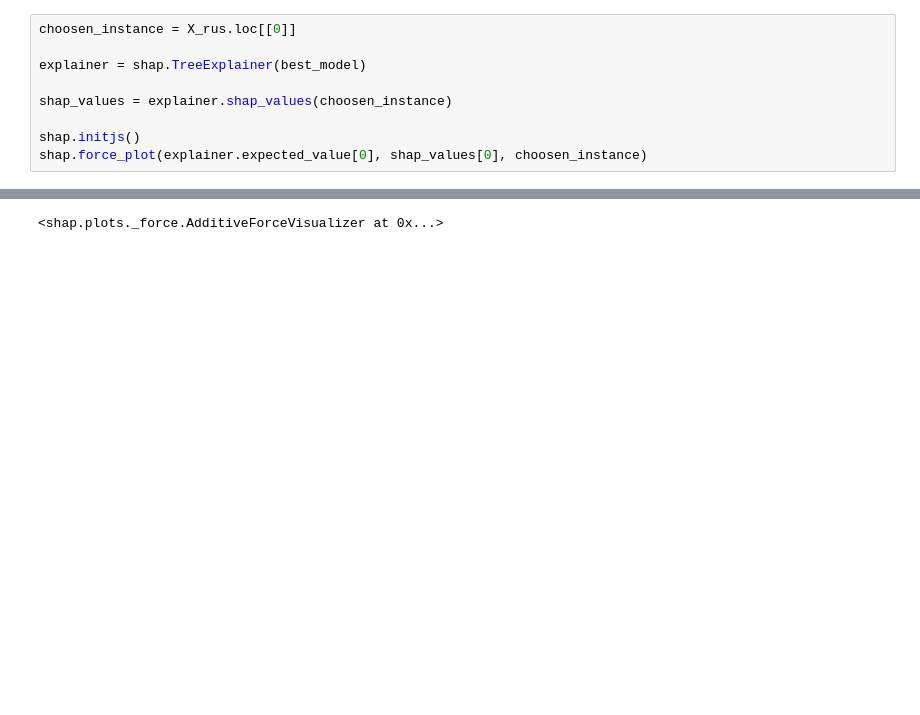
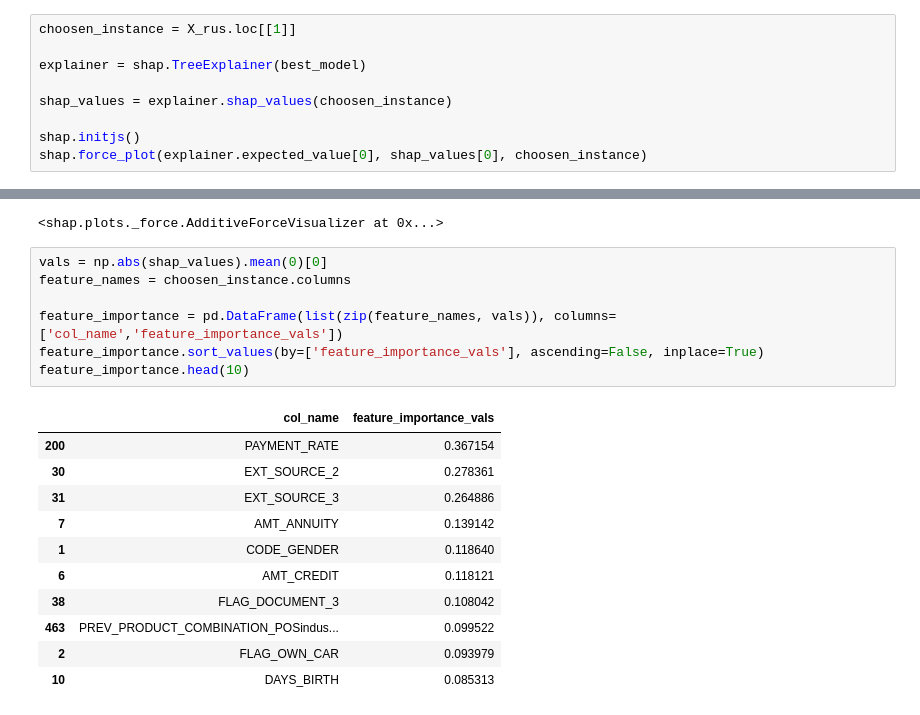
Before and after one commit to klisangn/OC-P7, a Jupyter notebook: notebooks/notebook_modelisation.ipynb, the cells around one changed output, grey strips where cells are left out. Saved outputs shown, nothing was run; the diff lists cells and outputs as text; blank space fills up the shorter version.

Commit message:
update feature importance

```diff
--- a/notebooks/notebook_modelisation.ipynb
+++ b/notebooks/notebook_modelisation.ipynb
@@ -1519,7 +1516,7 @@ opt_threshold
 # %% [markdown]
 ## Feature importance
 # %%
-choosen_instance = X_rus.loc[[0]]
+choosen_instance = X_rus.loc[[1]]
 
 explainer = shap.TreeExplainer(best_model)
 
@@ -1531,4 +1528,23 @@ shap.force_plot(explainer.expected_value[0], shap_values[0], choosen_instance)
 LightGBM binary classifier with TreeExplainer shap values output has changed to a list of ndarray
 [interactive output not drawn]
 <shap.plots._force.AdditiveForceVisualizer at 0x...>
+# %%
+vals = np.abs(shap_values).mean(0)[0]
+feature_names = choosen_instance.columns
+
+feature_importance = pd.DataFrame(list(zip(feature_names, vals)), columns=['col_name','feature_importance_vals'])
+feature_importance.sort_values(by=['feature_importance_vals'], ascending=False, inplace=True)
+feature_importance.head(10)
+# %% [output]
+|  | col_name | feature_importance_vals |
+| 200 | PAYMENT_RATE | 0.367154 |
+| 30 | EXT_SOURCE_2 | 0.278361 |
+| 31 | EXT_SOURCE_3 | 0.264886 |
+| 7 | AMT_ANNUITY | 0.139142 |
+| 1 | CODE_GENDER | 0.118640 |
+| 6 | AMT_CREDIT | 0.118121 |
+| 38 | FLAG_DOCUMENT_3 | 0.108042 |
+| 463 | PREV_PRODUCT_COMBINATION_POSindus... | 0.099522 |
+| 2 | FLAG_OWN_CAR | 0.093979 |
+| 10 | DAYS_BIRTH | 0.085313 |
 # %%
```
Also changed, not shown: parts of 3 cells of this notebook.
